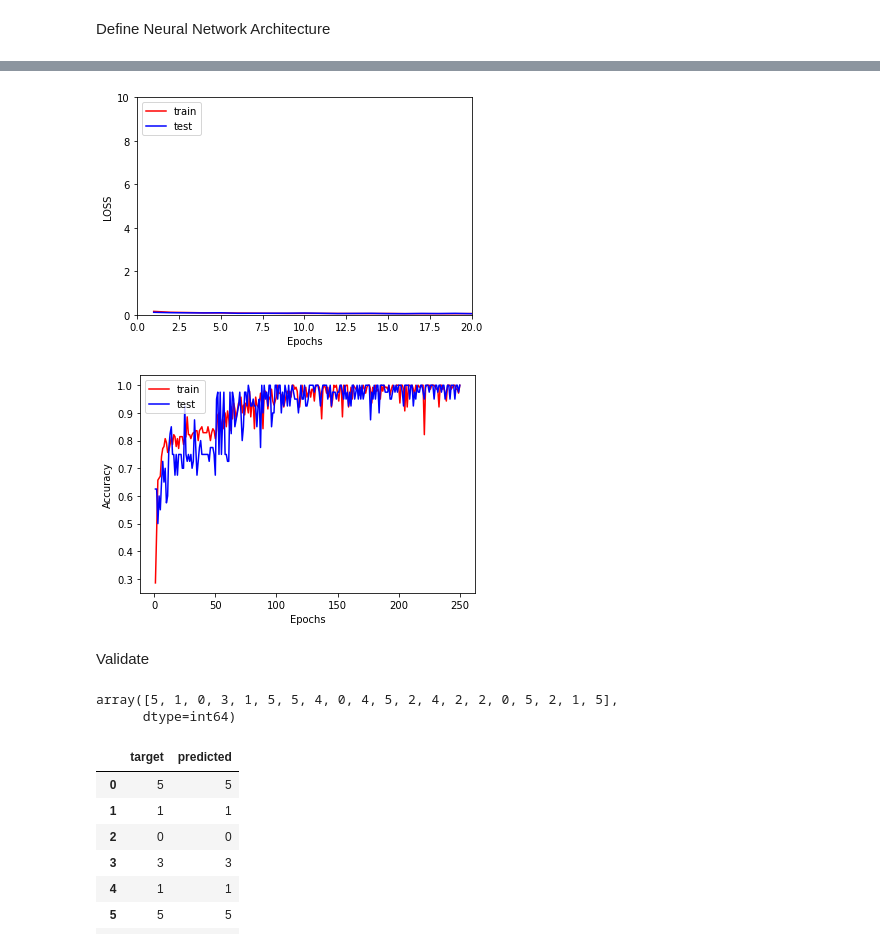
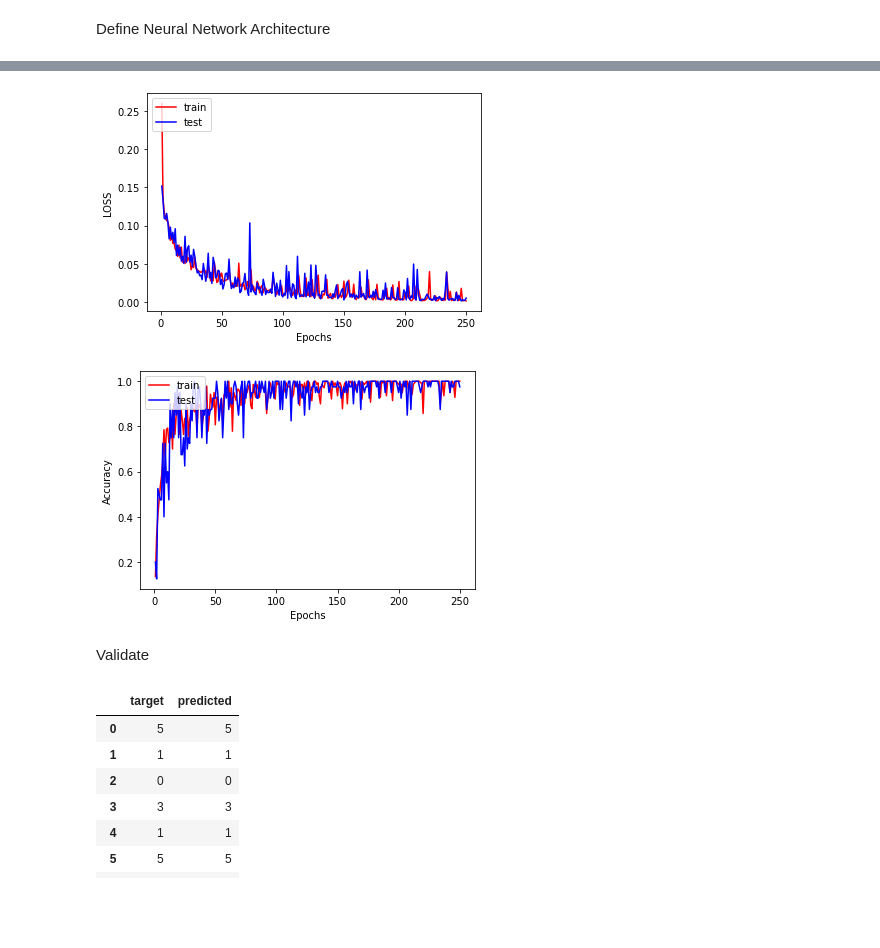
Before and after one commit to SebastianLazarte/Practice-7-IA, a Jupyter notebook: Star Types.ipynb, the cells around one changed output, grey strips where cells are left out. Saved outputs shown, nothing was run; the diff lists cells and outputs as text; code cells hidden in the pictures; blank space fills up the shorter version.

```diff
--- a/Star Types.ipynb
+++ b/Star Types.ipynb
@@ -231,15 +235,18 @@ Define Neural Network Architecture
 model = models.Sequential()
 
 # input layer
-model.add(layers.Dense(32, activation='relu', input_shape=(6,)))
+model.add(layers.Dense(64, activation='relu', input_shape=(6,)))
 
 # hidden layers
 model.add(layers.Dense(16, activation='relu'))
+model.add(layers.Dense(16, activation='sigmoid'))
+#Aditional layer added
 
 # output layers
 model.add(layers.Dense(6))
 
 rmsprop = optimizers.RMSprop(learning_rate=0.01)
+#learning_rate changed from 0.1 to 0.01
 model.compile(optimizer=rmsprop, loss='mse', metrics=[metrics.categorical_accuracy])
 # %%
 #Cambiar labels de las columnas
@@ -281,16 +288,14 @@ val_accuracy = history.history['val_categorical_accuracy']
 # %%
 # plot loss
 plt.plot(epochs, loss, 'r')
 plt.plot(epochs, val_loss, 'b')
 plt.xlabel('Epochs')
 plt.ylabel('LOSS')
 plt.legend(['train', 'test'], loc='upper left')
-plt.xlim(0, 20)
-plt.ylim(None, 10)
 plt.show()
 #AUMENTAR NUM EPOCHS
 # %% [output]
-[figure, old version]
+[figure, new version]
 # %%
 # plot accuracy
 plt.plot(epochs, accuracy, 'r')
@@ -300,17 +305,13 @@ plt.ylabel('Accuracy')
 plt.legend(['train', 'test'], loc='upper left')
 plt.show()
 # %% [output]
-[figure, old version]
+[figure, new version]
 # %% [markdown]
 Validate
 # %%
 #predict
 predictions_targets = model.predict(input_validation)
 predicted = label_encoder.inverse_transform(predictions_targets.argmax(1))
-predictions_targets.argmax(1)
-# %% [output]
-array([5, 1, 0, 3, 1, 5, 5, 4, 0, 4, 5, 2, 4, 2, 2, 0, 5, 2, 1, 5],
-      dtype=int64)
 # %%
 # target
 targets_val = label_encoder.inverse_transform(np.array(target_validation.values).argmax(1))
```
Also changed, not shown: parts of 11 cells of this notebook, 1 other file.
